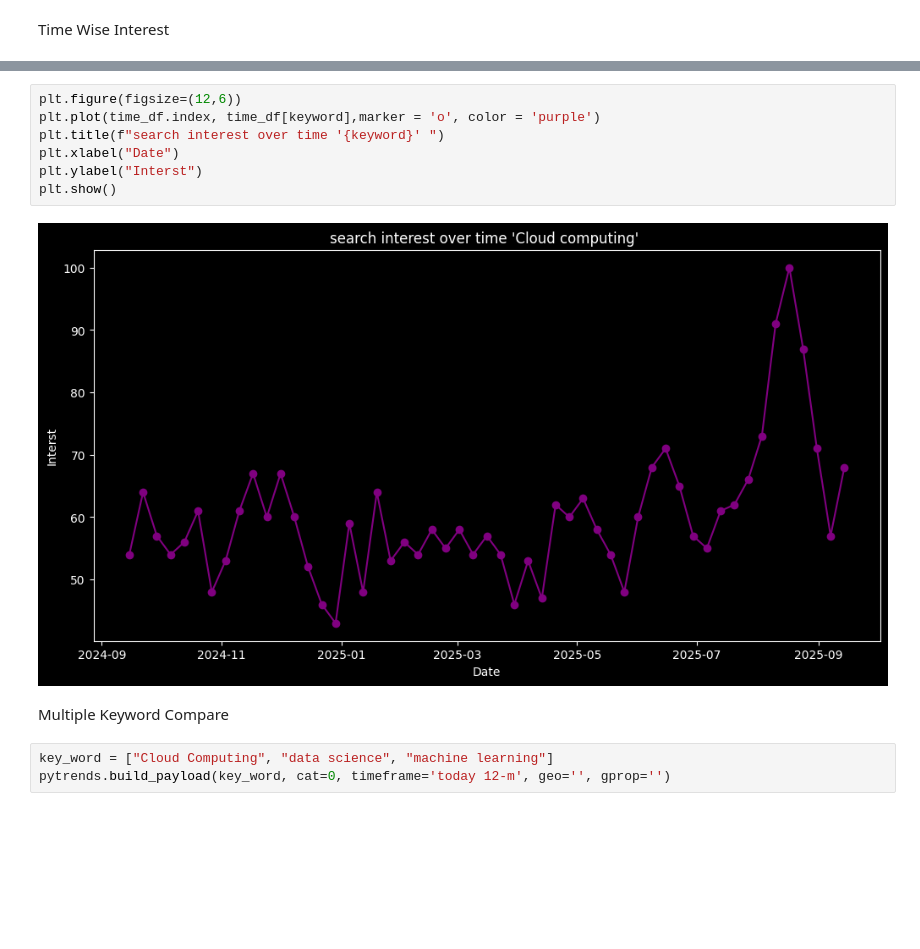
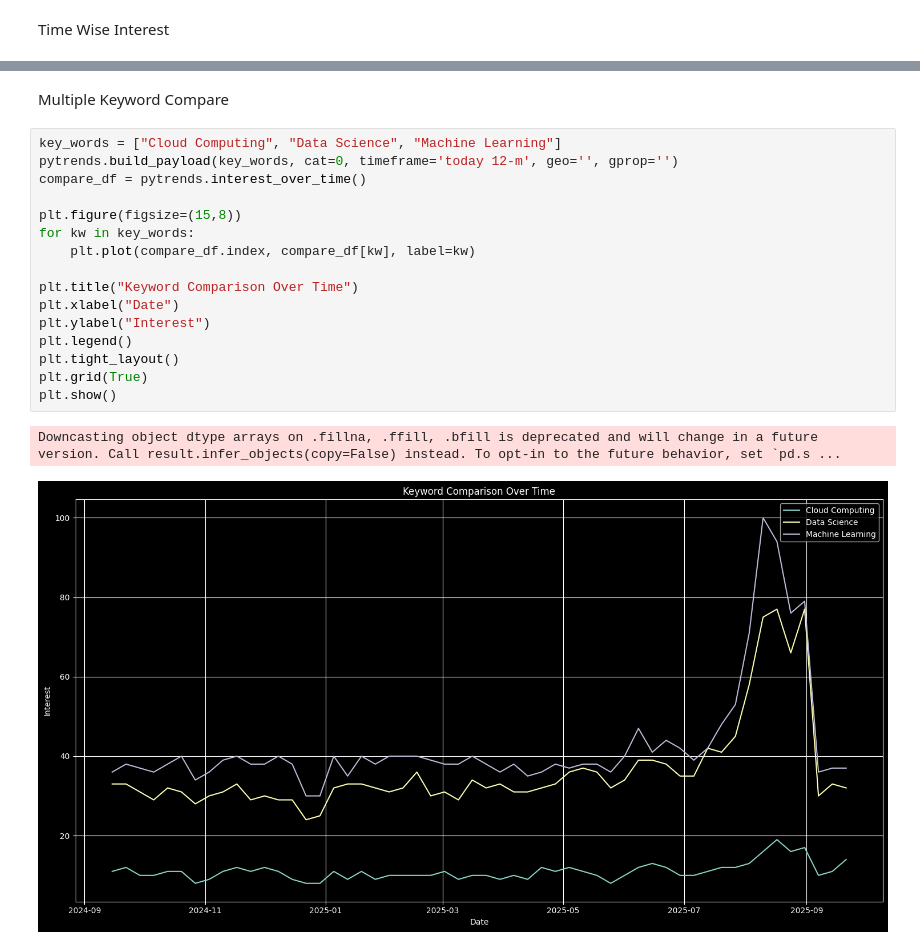
Before and after one commit to rohitrathod1/Google_keyword_analytics, a Jupyter notebook: Google_Data_Analysis.ipynb, the cells around one changed output, grey strips where cells are left out. Cells and saved outputs as stored; diff of their text form; blank space fills up the shorter version.

```diff
--- a/Google_Data_Analysis.ipynb
+++ b/Google_Data_Analysis.ipynb
@@ -74,14 +88,21 @@ Downcasting object dtype arrays on .fillna, .ffill, .bfill is deprecated and wil
-# %%
-plt.figure(figsize=(12,6))
-plt.plot(time_df.index, time_df[keyword],marker = 'o', color = 'purple')
-plt.title(f"search interest over time '{keyword}' ")
-plt.xlabel("Date")
-plt.ylabel("Interst")
-plt.show()
-# %% [output]
-[figure, removed]
 # %% [markdown]
 Multiple Keyword Compare
 # %%
-key_word = ["Cloud Computing", "data science", "machine learning"]
-pytrends.build_payload(key_word, cat=0, timeframe='today 12-m', geo='', gprop='')
+key_words = ["Cloud Computing", "Data Science", "Machine Learning"]
+pytrends.build_payload(key_words, cat=0, timeframe='today 12-m', geo='', gprop='')
+compare_df = pytrends.interest_over_time()
+
+plt.figure(figsize=(15,8))
+for kw in key_words:
+    plt.plot(compare_df.index, compare_df[kw], label=kw)
+
+plt.title("Keyword Comparison Over Time")
+plt.xlabel("Date")
+plt.ylabel("Interest")
+plt.legend()
+plt.tight_layout()
+plt.grid(True)
+plt.show()
+# %% [output]
+Downcasting object dtype arrays on .fillna, .ffill, .bfill is deprecated and will change in a future version. Call result.infer_objects(copy=False) instead. To opt-in to the future behavior, set `pd.s ...
+[figure, added]
```
Also changed, not shown: parts of 7 cells of this notebook.
